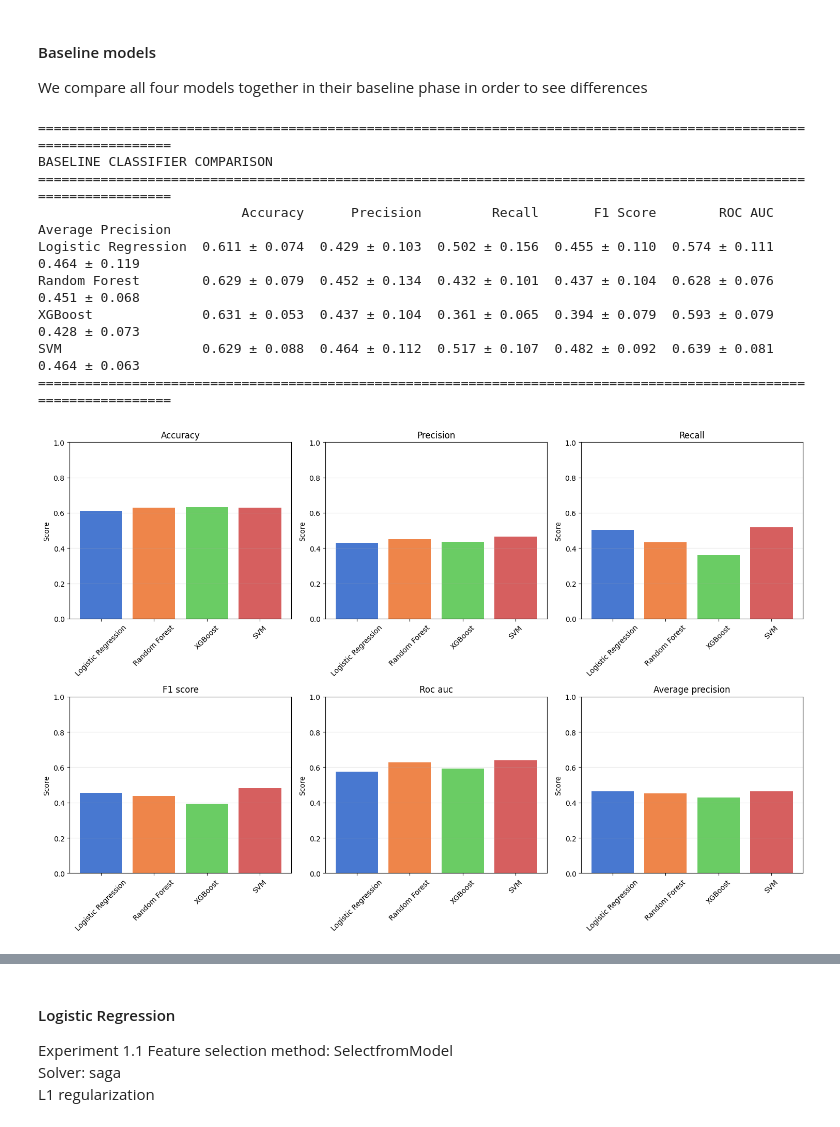
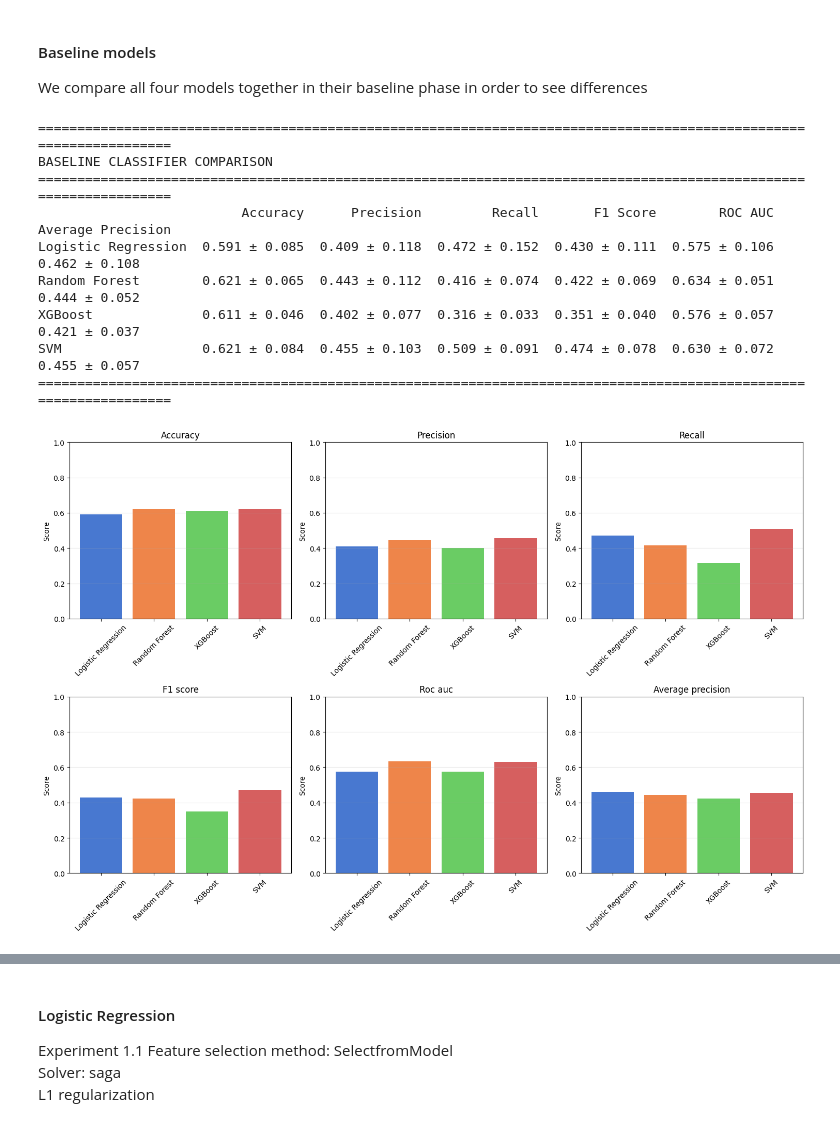
Before and after one commit to konnatzeik/Master_Thesis, a Jupyter notebook: notebooks/02_modeling.ipynb, the cells around one changed output, grey strips where cells are left out. Cells and saved outputs as stored; diff of their text form; code cells hidden in the pictures.

```diff
--- a/notebooks/02_modeling.ipynb
+++ b/notebooks/02_modeling.ipynb
@@ -305,20 +277,22 @@ Fold 4, overlap: set()
 We compare all four models together in their baseline phase in order to see differences
 # %%
 from sklearn.preprocessing import FunctionTransformer
+from sklearn.impute import KNNImputer
+
 # Define preprocessing pipelines
-mice_features = ['das28_score', 'log_esr', 'log_crp_normalized', 'log_disease_duration']
+knn_features = ['das28_score', 'log_esr', 'log_crp_normalized', 'log_disease_duration']
 
-preprocessor_parent = ColumnTransformer(transformers=[
+preprocessor_parent_knn = ColumnTransformer(transformers=[
         ('cont', Pipeline([
             ('imputer', SimpleImputer(strategy='median')),
             ('scaler', StandardScaler())
         ]), continuous_features),
 
-        ('mice', Pipeline(steps=[
+        ('knn', Pipeline(steps=[
             ('scaler_before', StandardScaler()),
-            ('imputer', IterativeImputer(estimator=BayesianRidge(), random_state=42, max_iter=10)),
+            ('imputer', KNNImputer(n_neighbors=5)),
             ('scaler_after', StandardScaler())
-            ]), mice_features),
+            ]), knn_features),
 
         ('bin', Pipeline([
         ('imputer', SimpleImputer(strategy='most_frequent'))]), binary_features),
@@ -328,7 +302,7 @@ preprocessor_parent = ColumnTransformer(transformers=[
         ('onehot', OneHotEncoder(handle_unknown='ignore', sparse_output=False))]), categorical_features)
 ], remainder='passthrough')
 
-preprocessor_parent.set_output(transform="pandas")
+preprocessor_parent_knn.set_output(transform="pandas")
 
 # FunctionTransformer to recalculate das28_change from imputed das28_score values
 def recalculate_das28_change(df):
@@ -351,7 +325,7 @@ def recalculate_das28_change(df):
     return df
 
 preprocessor_baseline = Pipeline(steps=[
-    ('preprocessor_parent', preprocessor_parent),
+    ('preprocessor_parent', preprocessor_parent_knn),
     ('recalc_das28', FunctionTransformer(recalculate_das28_change, validate=False)),
     ('final_scaler', StandardScaler())
 ])
@@ -427,38 +401,38 @@ print("\n" + "="*115 + "\nBASELINE CLASSIFIER COMPARISON\n" + "="*115)
 print(results_df.to_string())
 print("="*115 + "\n")
 
 # Visualizations
 results_numeric = pd.DataFrame({m: [np.mean(cv_results[c][m]) for c in baseline_classifiers] for m in metric_names}, index=baseline_classifiers.keys())
 
 fig, axes = plt.subplots(2, 3, figsize=(15, 10))
 for idx, metric in enumerate(metric_names):
     ax = axes.flatten()[idx]
     values = results_numeric[metric]
     ax.bar(range(len(values)), values, color=sns.color_palette('muted', len(values)))
     ax.set(xticks=range(len(values)), xticklabels=baseline_classifiers.keys(), ylabel='Score', title=metric.capitalize(), ylim=[0, 1])
     ax.tick_params(axis='x', rotation=45)
     ax.grid(axis='y', alpha=0.3)
 # plt.suptitle('Baseline Classifier Performance Comparison', fontsize=14, fontweight='bold', y=1.00)
 plt.tight_layout()
 plt.show()
 
 plt.figure(figsize=(10, 6))
 sns.heatmap(results_numeric, annot=True, fmt='.3f', cmap='RdBu_r', cbar_kws={'label': 'Score'}, vmin=0, vmax=1)
 # plt.title('Baseline Classifier - Metrics Heatmap', fontweight='bold', fontsize=12)
 plt.xticks(rotation=45, ha='right')
 plt.tight_layout()
 plt.show()
 # %% [output]
 ===================================================================================================================
 BASELINE CLASSIFIER COMPARISON
 ===================================================================================================================
                           Accuracy      Precision         Recall       F1 Score        ROC AUC Average Precision
-Logistic Regression  0.611 ± 0.074  0.429 ± 0.103  0.502 ± 0.156  0.455 ± 0.110  0.574 ± 0.111     0.464 ± 0.119
-Random Forest        0.629 ± 0.079  0.452 ± 0.134  0.432 ± 0.101  0.437 ± 0.104  0.628 ± 0.076     0.451 ± 0.068
-XGBoost              0.631 ± 0.053  0.437 ± 0.104  0.361 ± 0.065  0.394 ± 0.079  0.593 ± 0.079     0.428 ± 0.073
-SVM                  0.629 ± 0.088  0.464 ± 0.112  0.517 ± 0.107  0.482 ± 0.092  0.639 ± 0.081     0.464 ± 0.063
+Logistic Regression  0.591 ± 0.085  0.409 ± 0.118  0.472 ± 0.152  0.430 ± 0.111  0.575 ± 0.106     0.462 ± 0.108
+Random Forest        0.621 ± 0.065  0.443 ± 0.112  0.416 ± 0.074  0.422 ± 0.069  0.634 ± 0.051     0.444 ± 0.052
+XGBoost              0.611 ± 0.046  0.402 ± 0.077  0.316 ± 0.033  0.351 ± 0.040  0.576 ± 0.057     0.421 ± 0.037
+SVM                  0.621 ± 0.084  0.455 ± 0.103  0.509 ± 0.091  0.474 ± 0.078  0.630 ± 0.072     0.455 ± 0.057
 ===================================================================================================================
-[figure, old version]
+[figure, new version]
 [figure]
 # %% [markdown]
 #### Logistic Regression
```
Also changed, not shown: parts of 4 cells of this notebook.
